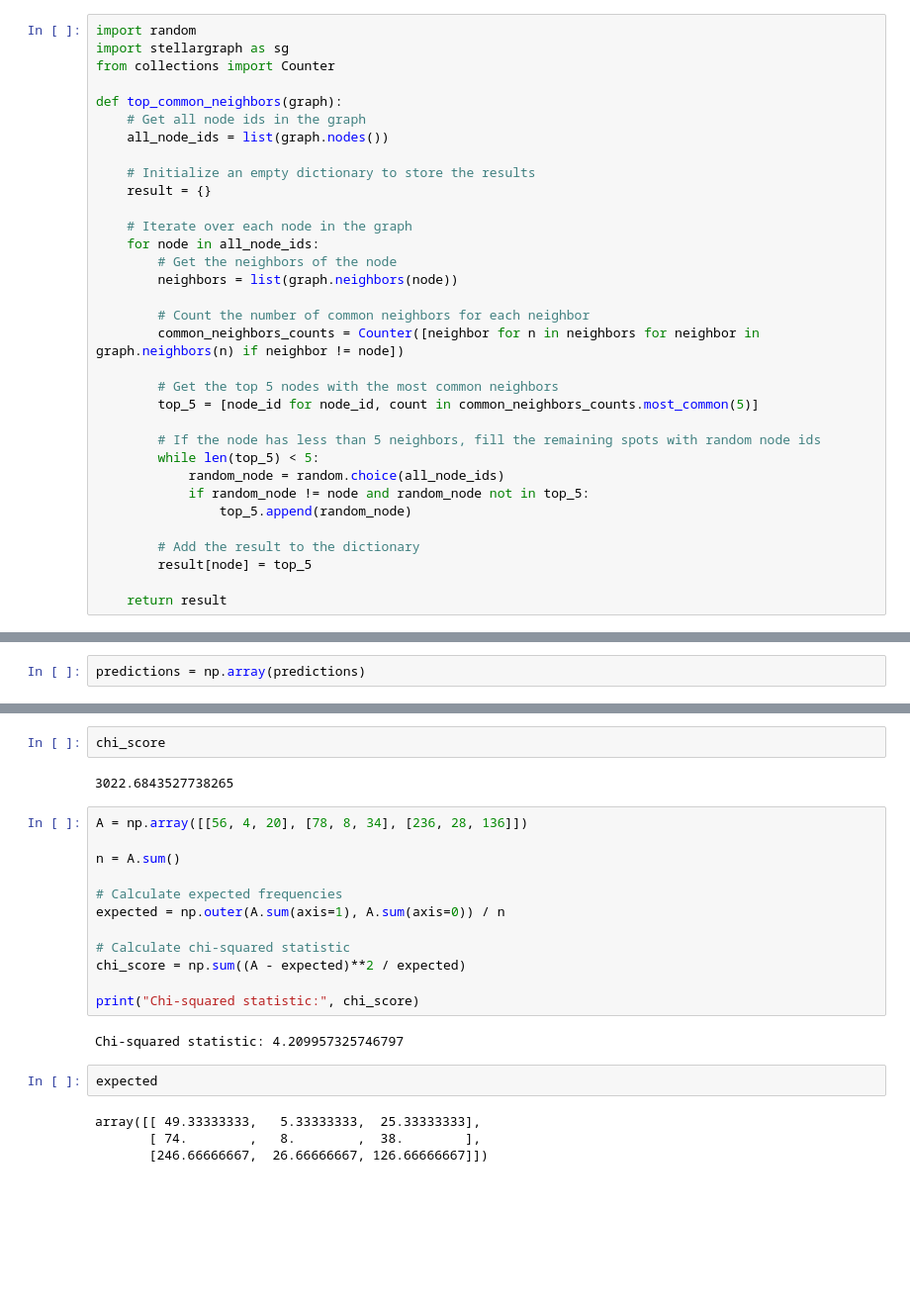
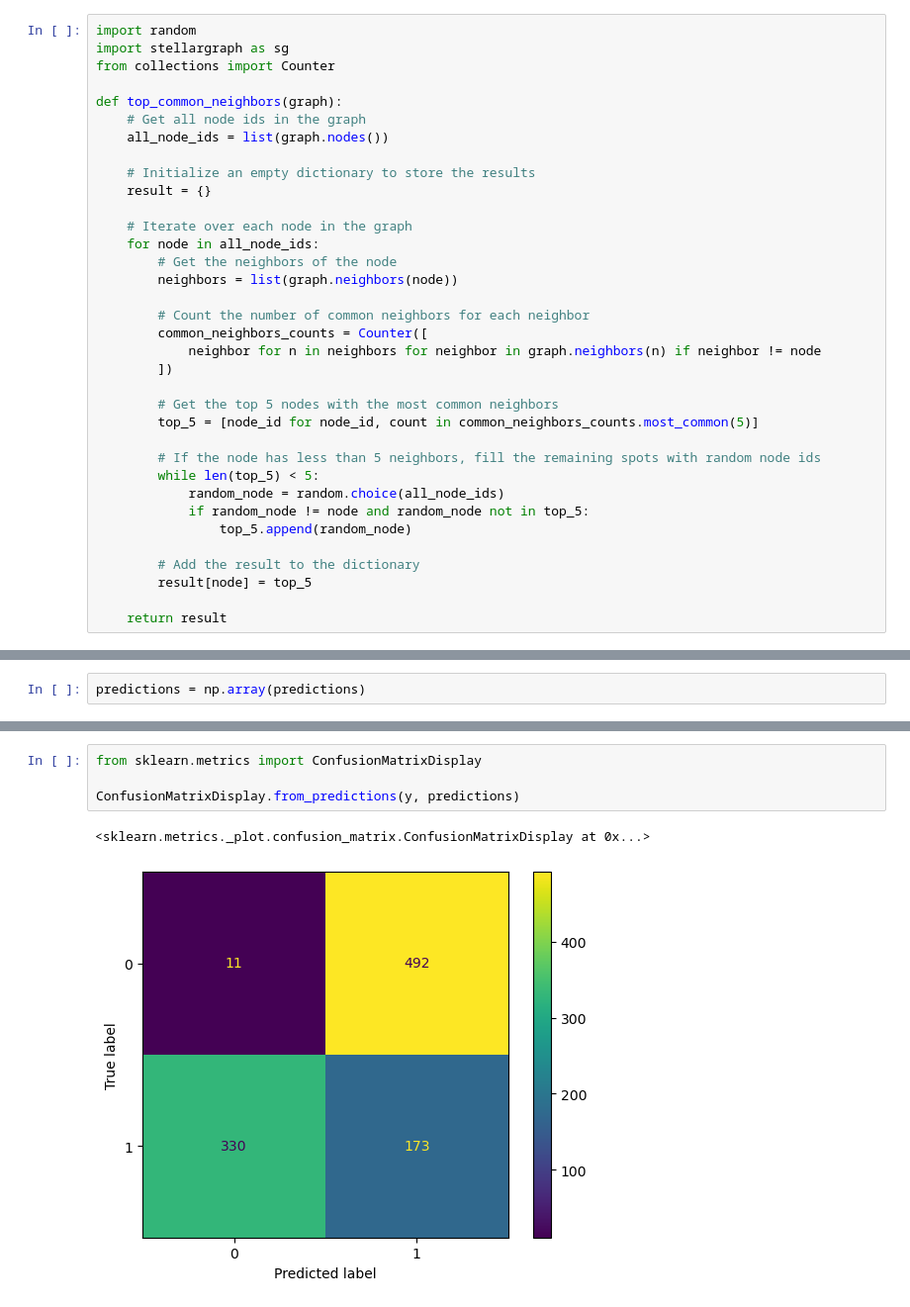
Before and after one commit to geakos01/friend_recommender, a Jupyter notebook: 04_BaseLine.ipynb, the cells around one changed output, grey strips where cells are left out. Shown at 99% size. Saved outputs shown, nothing was run; the diff lists cells and outputs as text; blank space fills up the shorter version.

Commit message:
Added several metrics and documentation

```diff
--- a/04_BaseLine.ipynb
+++ b/04_BaseLine.ipynb
@@ -35,7 +37,9 @@ def top_common_neighbors(graph):
         neighbors = list(graph.neighbors(node))
 
         # Count the number of common neighbors for each neighbor
-        common_neighbors_counts = Counter([neighbor for n in neighbors for neighbor in graph.neighbors(n) if neighbor != node])
+        common_neighbors_counts = Counter([
+            neighbor for n in neighbors for neighbor in graph.neighbors(n) if neighbor != node
+        ])
 
         # Get the top 5 nodes with the most common neighbors
         top_5 = [node_id for node_id, count in common_neighbors_counts.most_common(5)]
@@ -160,24 +114,7 @@ for i in range(3):
-# %%
-chi_score
-# %% [output]
-3022.6843527738265
-# %%
-A = np.array([[56, 4, 20], [78, 8, 34], [236, 28, 136]])
-
-n = A.sum()
-
-# Calculate expected frequencies
-expected = np.outer(A.sum(axis=1), A.sum(axis=0)) / n
-
-# Calculate chi-squared statistic
-chi_score = np.sum((A - expected)**2 / expected)
-
-print("Chi-squared statistic:", chi_score)
-# %% [output]
-Chi-squared statistic: 4.209957325746797
-# %%
-expected
-# %% [output]
-array([[ 49.33333333,   5.33333333,  25.33333333],
-       [ 74.        ,   8.        ,  38.        ],
-       [246.66666667,  26.66666667, 126.66666667]])
+# %%
+from sklearn.metrics import ConfusionMatrixDisplay
+
+ConfusionMatrixDisplay.from_predictions(y, predictions)
+# %% [output]
+<sklearn.metrics._plot.confusion_matrix.ConfusionMatrixDisplay at 0x...>
+[figure, added]
```
Also changed, not shown: parts of 20 cells of this notebook.
